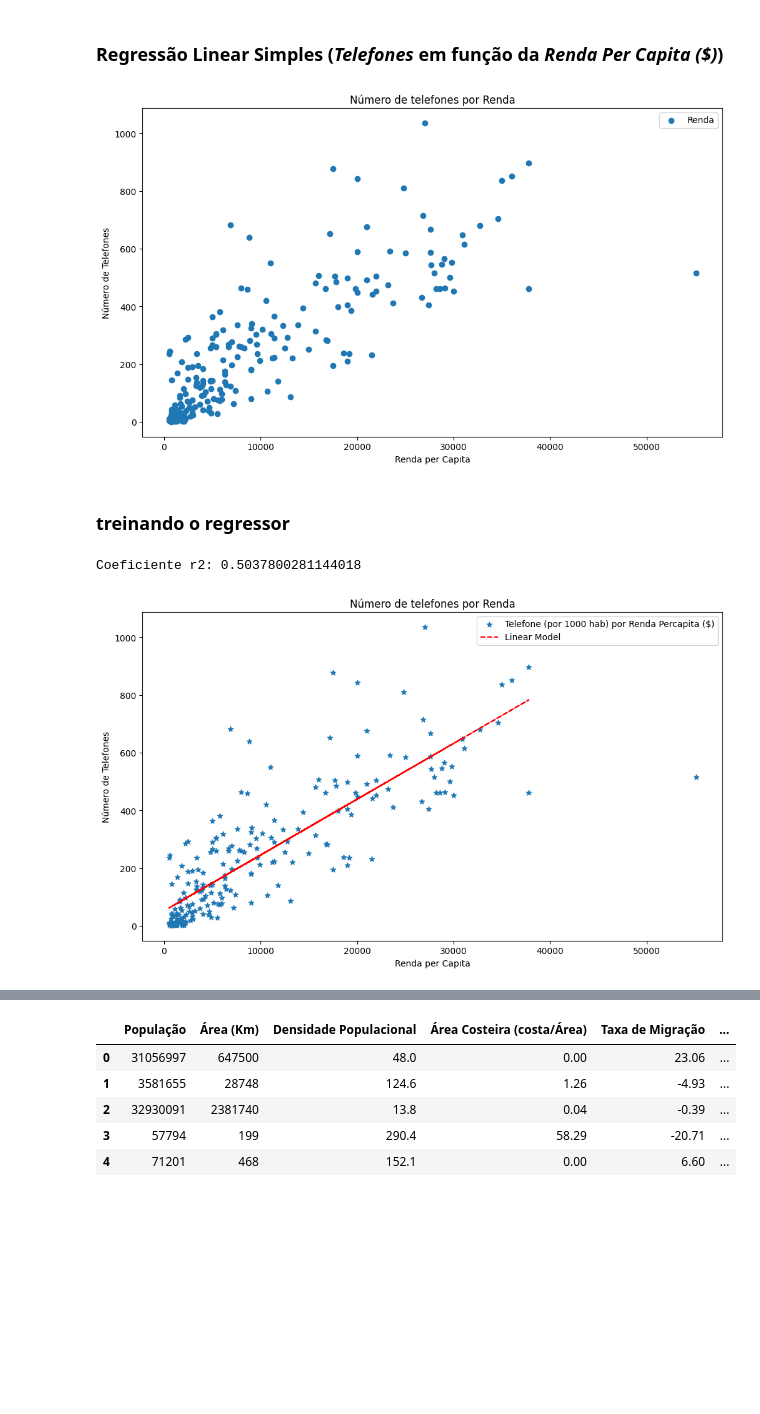
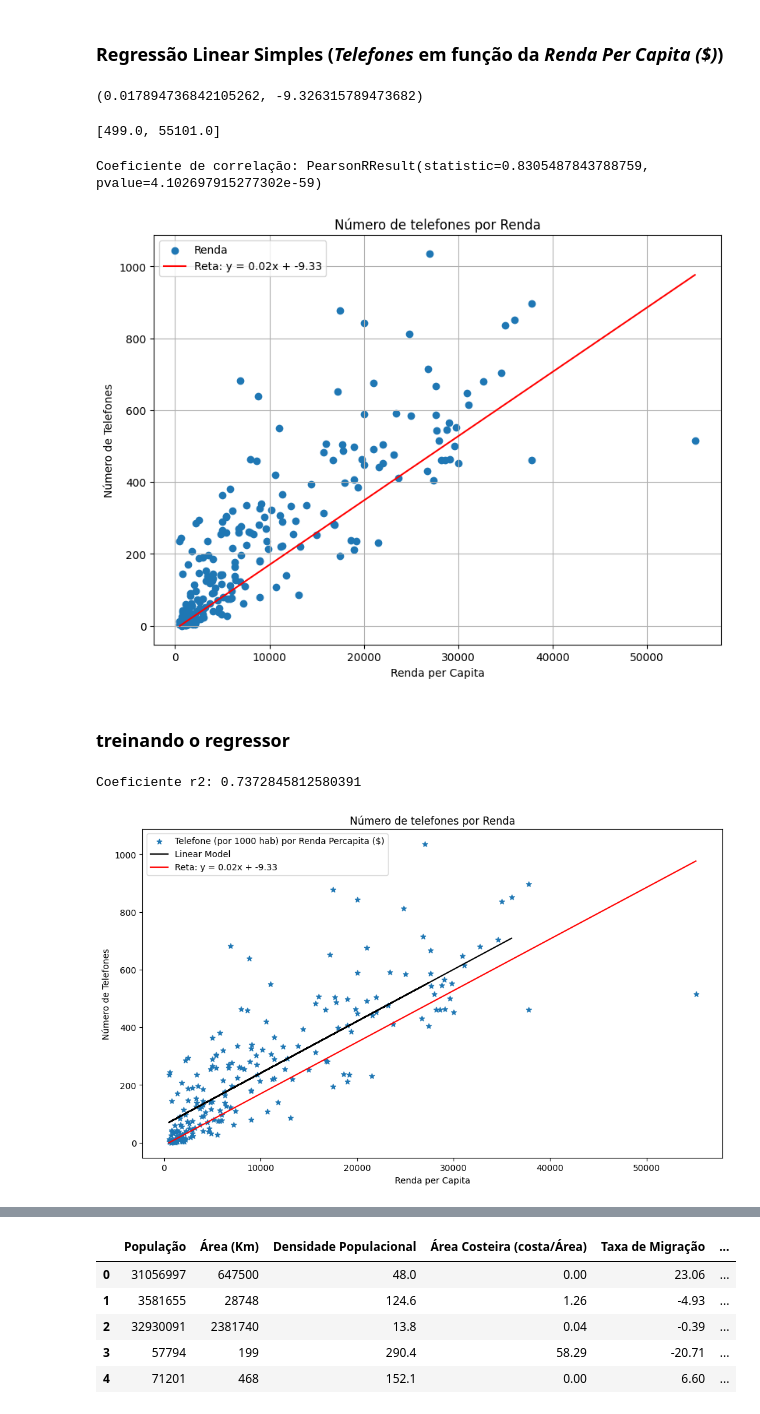
Before and after one commit to cantaruttim/Projeto_Integrador_III, a Jupyter notebook: Proj_Int_III.ipynb, the cells around one changed output, grey strips where cells are left out. Drawn from its saved outputs; the diff is of its cells as text; code cells hidden in the pictures; blank space fills up the shorter version.

```diff
--- a/Proj_Int_III.ipynb
+++ b/Proj_Int_III.ipynb
@@ -374,25 +377,50 @@ y_test = y_test.reshape(-1, 1)
+# %%
+m, b
+# %% [output]
+(0.017894736842105262, -9.326315789473682)
+# %%
+# Criar uma lista de valores de x para plotar a reta
+x_values = [min(X) - 1, max(X) + 1]
+x_values
+# %% [output]
+[499.0, 55101.0]
 # %%
 # Vamos agora, realizar o treinamento do modelo de Regressão Linear Simples
 
 from sklearn.linear_model import LinearRegression
 from sklearn.metrics import r2_score
 from scipy.stats import pearsonr
 
-f, ax = plt.subplots(figsize=(10, 6), layout='constrained')
+f, ax = plt.subplots(figsize=(8, 6), layout='constrained')
 
 ax.scatter("Renda Per capita ($)", "Telefones (por 1000)", label = "Renda", data = dataset)
 # ax.plot("Renda Per capita ($)", "Telefones (por 1000)", label = "Telefones", data = dataset)
 ax.set_title("Número de telefones por Renda")
 
+## CALCULAR A EQUAÇÃO DA RETA (y = mx + b)
+m = (y[1] - y[0]) / (X[1] - X[0])  # Coeficiente angular (inclinação)
+b = y[0] - m * X[0]  # Coeficiente linear (intercepto)
+
+# Criar uma lista de valores de x para plotar a reta
+x_values = [min(X) - 1, max(X) + 1]
+
+# Calcular os valores de y correspondentes usando a equação da reta
+y_values = [m * x_val + b for x_val in x_values]
+
+
+# Plotar a reta
+plt.plot(x_values, y_values, color = "red", label='Reta: y = {:.2f}x + {:.2f}'.format(m, b))
 ax.set_xlabel('Renda per Capita')
 ax.set_ylabel('Número de Telefones')
-ax.legend();
+ax.grid(True)
+ax.legend()
 
-# Não pode conter Na >>>  ValueError: array must not contain infs or NaNs
-# r = pearsonr(X, y)
-# print(f'Coeficiente de correlação: {r}')
+#Não pode conter Na >>>  ValueError: array must not contain infs or NaNs
+r = pearsonr(X, y)
+print(f'Coeficiente de correlação: {r}')
 # %% [output]
+Coeficiente de correlação: PearsonRResult(statistic=0.8305487843788759, pvalue=4.102697915277302e-59)
-[figure, old version]
+[figure, new version]
 # %% [markdown]
 ### treinando o regressor
 # %%
@@ -412,7 +440,21 @@ Esse modelo foi construído com base em duas colunas. Renda per Capita e Número
 f, ax = plt.subplots(figsize=(10, 6), layout='constrained')
 
 ax.scatter(X, y, marker = '*', label = 'Telefone (por 1000 hab) por Renda Percapita ($)')
-ax.plot(X_test, pred, 'r--', label = 'Linear Model')
+ax.plot(X_test, pred, color = "black", label = 'Linear Model')
+
+## CALCULAR A EQUAÇÃO DA RETA (y = mx + b)
+m = (y[1] - y[0]) / (X[1] - X[0])  # Coeficiente angular (inclinação)
+b = y[0] - m * X[0]  # Coeficiente linear (intercepto)
+
+# Criar uma lista de valores de x para plotar a reta
+x_values = [min(X) - 1, max(X) + 1]
+
+# Calcular os valores de y correspondentes usando a equação da reta
+y_values = [m * x_val + b for x_val in x_values]
+
+
+# Plotar a reta
+plt.plot(x_values, y_values, color = "red", label='Reta: y = {:.2f}x + {:.2f}'.format(m, b))
 
 ax.set_xlabel('Renda per Capita')
 ax.set_ylabel('Número de Telefones')
@@ -421,8 +463,8 @@ ax.set_title("Número de telefones por Renda")
 ax.legend();
 plt.show()
 # %% [output]
-Coeficiente r2: 0.5037800281144018
+Coeficiente r2: 0.7372845812580391
-[figure, old version]
+[figure, new version]
 # %%
 # Coeficiente Angular
 reg.coef_
```
Also changed, not shown: parts of 19 cells of this notebook.
